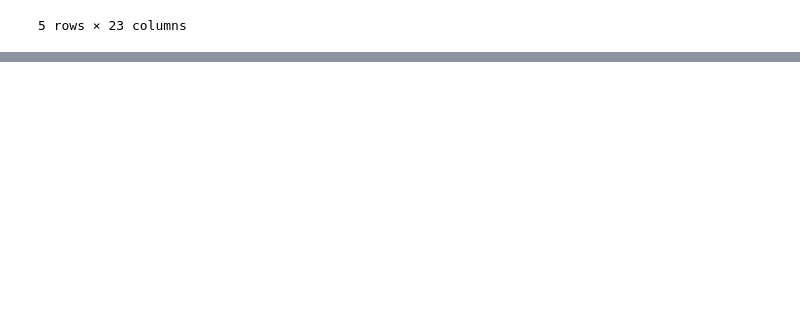
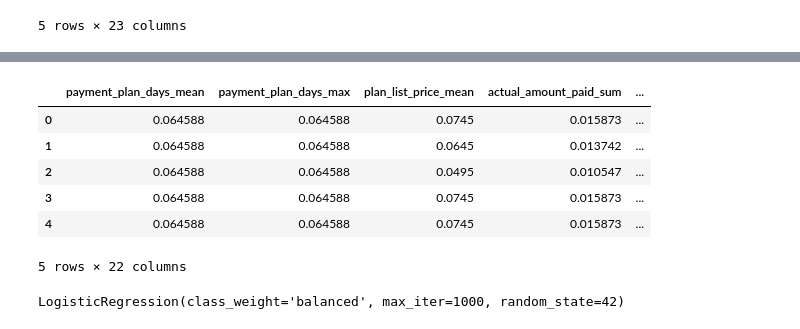
Before and after one commit to Nandita29534/KKBOX_music_app_customer_churn, a Jupyter notebook: EDA.ipynb, the cells around one changed output, grey strips where cells are left out. Drawn from its saved outputs; the diff is of its cells as text; code cells hidden in the pictures; blank space fills up the shorter version.

```diff
--- a/EDA.ipynb
+++ b/EDA.ipynb
@@ -784,0 +959,10 @@ df.head()
+# %%
+X_test_transformed.head()
+# %% [output]
+|  | payment_plan_days_mean | payment_plan_days_max | plan_list_price_mean | actual_amount_paid_sum | ... |
+| 0 | 0.064588 | 0.064588 | 0.0745 | 0.015873 | ... |
+| 1 | 0.064588 | 0.064588 | 0.0645 | 0.013742 | ... |
+| 2 | 0.064588 | 0.064588 | 0.0495 | 0.010547 | ... |
+| 3 | 0.064588 | 0.064588 | 0.0745 | 0.015873 | ... |
+| 4 | 0.064588 | 0.064588 | 0.0745 | 0.015873 | ... |
+5 rows × 22 columns
@@ -784,0 +983,4 @@ df.head()
+# %%
+log_reg.fit(X_train_final,y_train)
+# %% [output]
+LogisticRegression(class_weight='balanced', max_iter=1000, random_state=42)
```
Also changed, not shown: parts of 34 cells of this notebook.
